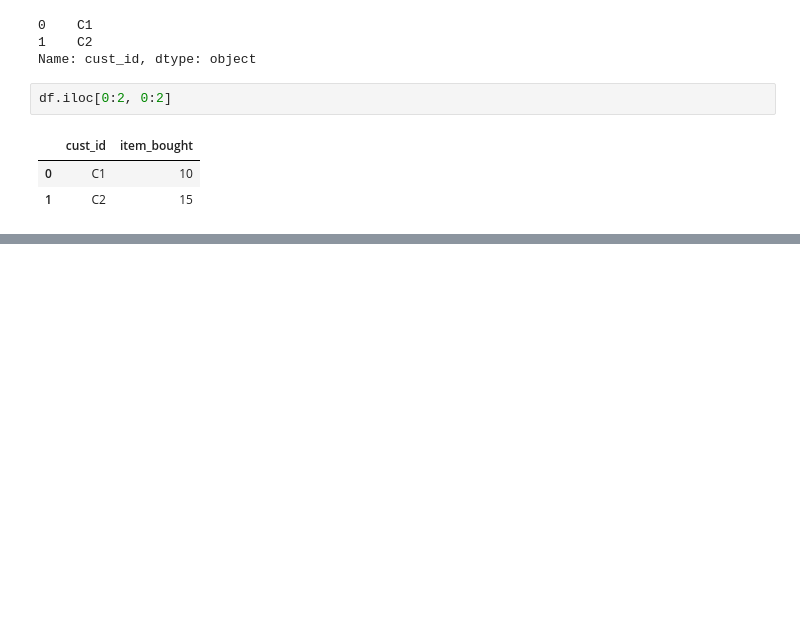
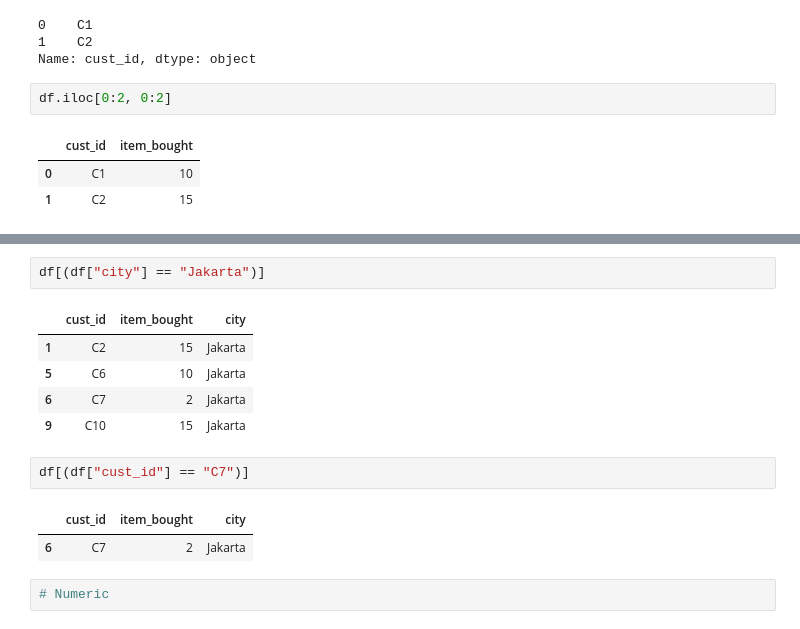
Before and after one commit to zanafiii/data-science-a-z, a Jupyter notebook: Part3_Working with Pandas & DataFrame.ipynb, the cells around one changed output, grey strips where cells are left out. Cells and saved outputs as stored; diff of their text form; blank space fills up the shorter version.

```diff
--- a/Part3_Working with Pandas & DataFrame.ipynb
+++ b/Part3_Working with Pandas & DataFrame.ipynb
@@ -557,0 +576,15 @@ df.iloc[0:2, 0:2]
+# %%
+df[(df["city"] == "Jakarta")]
+# %% [output]
+|  | cust_id | item_bought | city |
+| 1 | C2 | 15 | Jakarta |
+| 5 | C6 | 10 | Jakarta |
+| 6 | C7 | 2 | Jakarta |
+| 9 | C10 | 15 | Jakarta |
+# %%
+df[(df["cust_id"] == "C7")]
+# %% [output]
+|  | cust_id | item_bought | city |
+| 6 | C7 | 2 | Jakarta |
+# %%
+# Numeric
```
Also changed, not shown: parts of 6 cells of this notebook.
